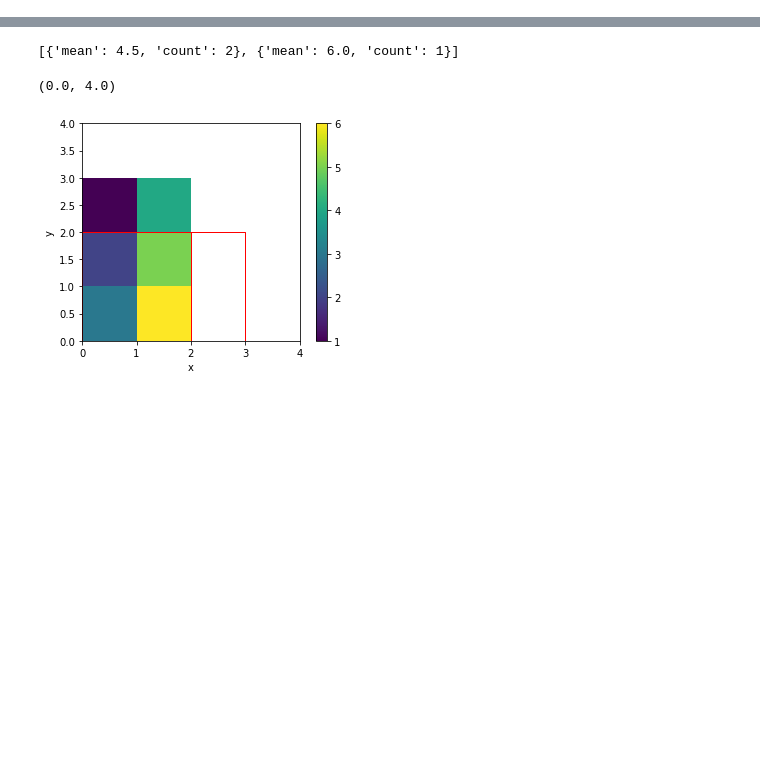
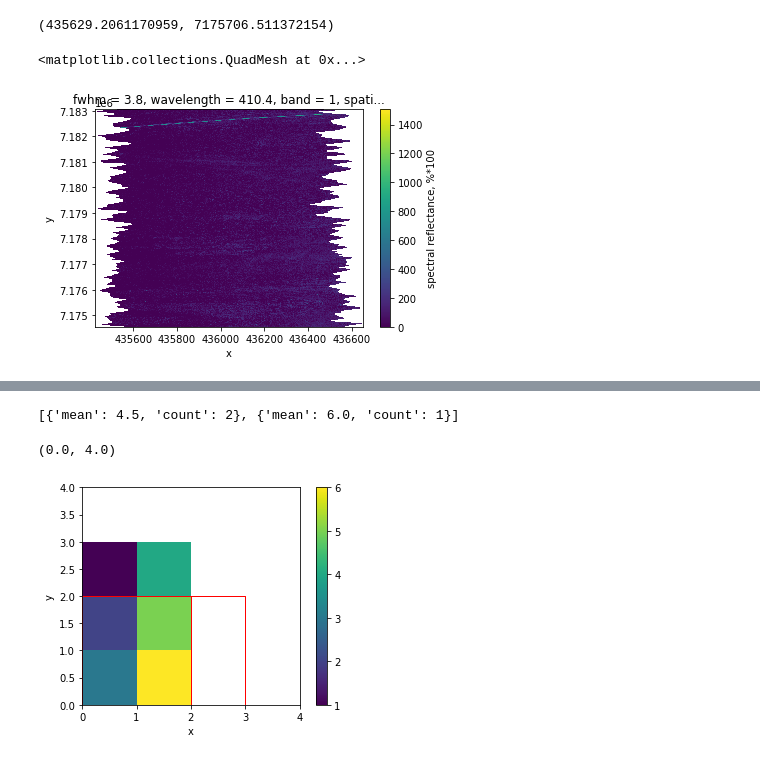
Before and after one commit to chryss/spectral_analysis, a Jupyter notebook: notebooks/Untitled.ipynb, the cells around one changed output, grey strips where cells are left out. Drawn from its saved outputs; the diff is of its cells as text; code cells hidden in the pictures; blank space fills up the shorter version.

```diff
--- a/notebooks/Untitled.ipynb
+++ b/notebooks/Untitled.ipynb
@@ -7,0 +93,8 @@ import rioxarray
+# %%
+testfile = Path("/Volumes/FIREICE/fihyper/cwaigl/20200830_BC/02_intermediate/brefcor/20200830-BC_03_VNIR_SWIR_rad_geo_atm_bcor_crop.bsq")
+testdata = rioxarray.open_rasterio(testfile, chunks=(-1, 256, 256), default_name="reflectance")
+# %%
+testdata['long_name'] = "spectral reflectance, %*100"
+testdata['name'] = testdata['long_name']
+testdata.attrs['long_name'] = str(testdata.long_name.values)
+testdata.attrs['name'] = str(testdata.long_name.values)
@@ -7,0 +186,4 @@ import rioxarray
+# %%
+x, y
+# %% [output]
+(435629.2061170959, 7175706.511372154)
@@ -7,0 +198,7 @@ import rioxarray
+# %%
+mask = testdata.where(testdata != 14000).sel(band=1)
+# %%
+mask.plot()
+# %% [output]
+<matplotlib.collections.QuadMesh at 0x...>
+[figure, added]
```
Also changed, not shown: parts of 17 cells of this notebook, 2 other files.
